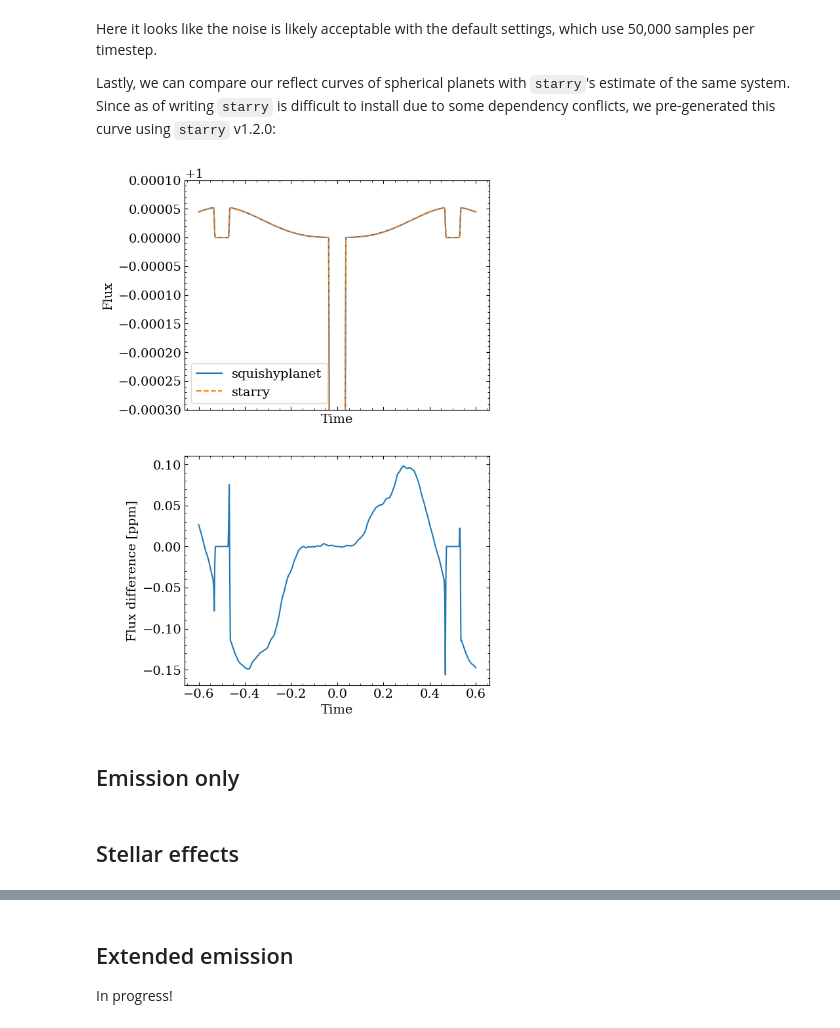
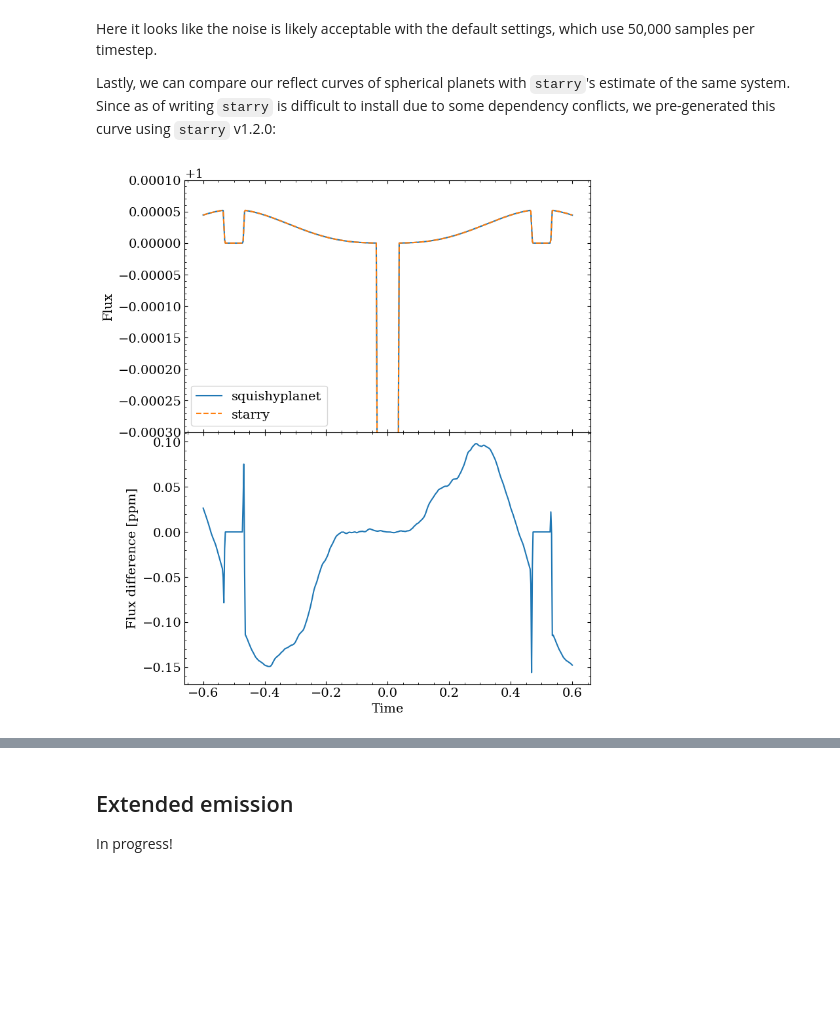
Before and after one commit to ben-cassese/squishyplanet, a Jupyter notebook: docs/tutorials/create_a_phase_curve.ipynb, the cells around one changed output, grey strips where cells are left out. Cells and saved outputs as stored; diff of their text form; code cells hidden in the pictures; blank space fills up the shorter version.

```diff
--- a/docs/tutorials/create_a_phase_curve.ipynb
+++ b/docs/tutorials/create_a_phase_curve.ipynb
@@ -76,47 +79,47 @@ Lastly, we can compare our reflect curves of spherical planets with ``starry``'s
 # import astropy.constants as const
 # import numpy as np
 # import matplotlib.pyplot as plt
 # import starry
 # starry.config.lazy = False
 # starry.config.quiet = True
 # star_mass = ((5.0*u.R_sun)**3 / (1.0*u.day)**2 / (const.G) * (4*np.pi**2)).to(u.M_sun).value
 # starry.config.lazy = False
 # starry.config.quiet = True
 # sun = starry.Primary(starry.Map(), r=1, length_unit=u.Rsun, m=star_mass, m_unit=u.Msun)
 # map = starry.Map(reflected=True)
 # planet = starry.Secondary(map, a=5.0, m=0.0, inc=90, r=0.1, length_unit=u.Rsun)
 # planet.map.amp = 0.2
 # sys = starry.System(sun, planet)
 # np.save("starry_reflected_curve.npy", sys.flux(t))
 
 starry_flux = np.load("starry_reflected_curve.npy")
 
 
 state = {
-    "t_peri" : -0.25,
-    "times" : jnp.linspace(-0.6, 0.6, 500),
-    "a" : 5.0,
-    "period" : 1.0,
-    "r" : 0.1,
-    "i" : jnp.pi/2,
-    "ld_u_coeffs":jnp.array([0.0, 0.0]),
-    "tidally_locked" : False,
-    "compute_reflected_phase_curve" : True,
-    "albedo" : 0.2,
+    "t_peri": -0.25,
+    "times": jnp.linspace(-0.6, 0.6, 500),
+    "a": 5.0,
+    "period": 1.0,
+    "r": 0.1,
+    "i": jnp.pi / 2,
+    "ld_u_coeffs": jnp.array([0.0, 0.0]),
+    "tidally_locked": False,
+    "compute_reflected_phase_curve": True,
+    "albedo": 0.2,
 }
 planet = OblateSystem(**state)
 lc = planet.lightcurve()
 
-fig, axs = plt.subplots(nrows=2, figsize=(6,10), sharex=True)
+fig, axs = plt.subplots(nrows=2, figsize=(8, 10), sharex=True)
 axs[0].plot(planet.state["times"], lc, label="squishyplanet")
 axs[0].plot(planet.state["times"], starry_flux, ls="--", label="starry")
 w = 3e-4
-axs[0].set(ylim=[1-3e-4, 1+1e-4], xlabel="Time", ylabel="Flux");
+axs[0].set(ylim=[1 - 3e-4, 1 + 1e-4], xlabel="Time", ylabel="Flux")
 axs[0].legend()
 
-axs[1].plot(planet.state["times"], 1e6*(lc - starry_flux))
-axs[1].set(xlabel="Time", ylabel="Flux difference [ppm]");
+axs[1].plot(planet.state["times"], 1e6 * (lc - starry_flux))
+axs[1].set(xlabel="Time", ylabel="Flux difference [ppm]")
+
+fig.subplots_adjust(hspace=0);
 # %% [output]
-[figure, old version]
+[figure, new version]
-# %% [markdown]
-## Emission only
@@ -125,2 +125,0 @@ axs[1].set(xlabel="Time", ylabel="Flux difference [ppm]");
-# %% [markdown]
-## Stellar effects
```
Also changed, not shown: parts of 19 cells of this notebook, 18 other files.
